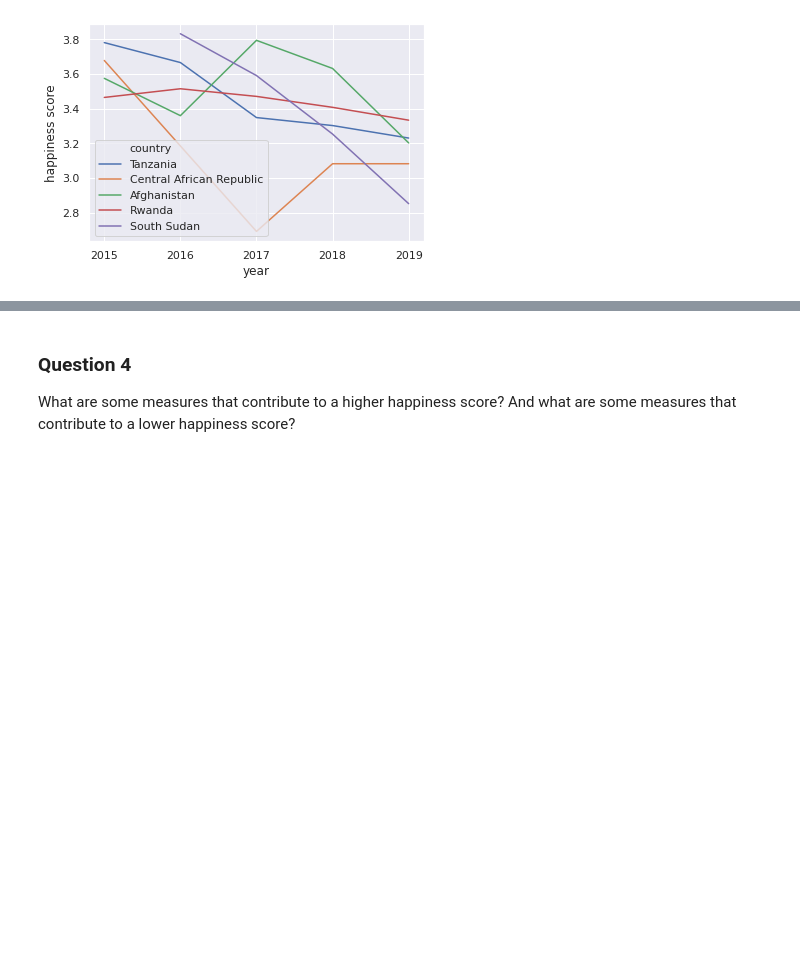
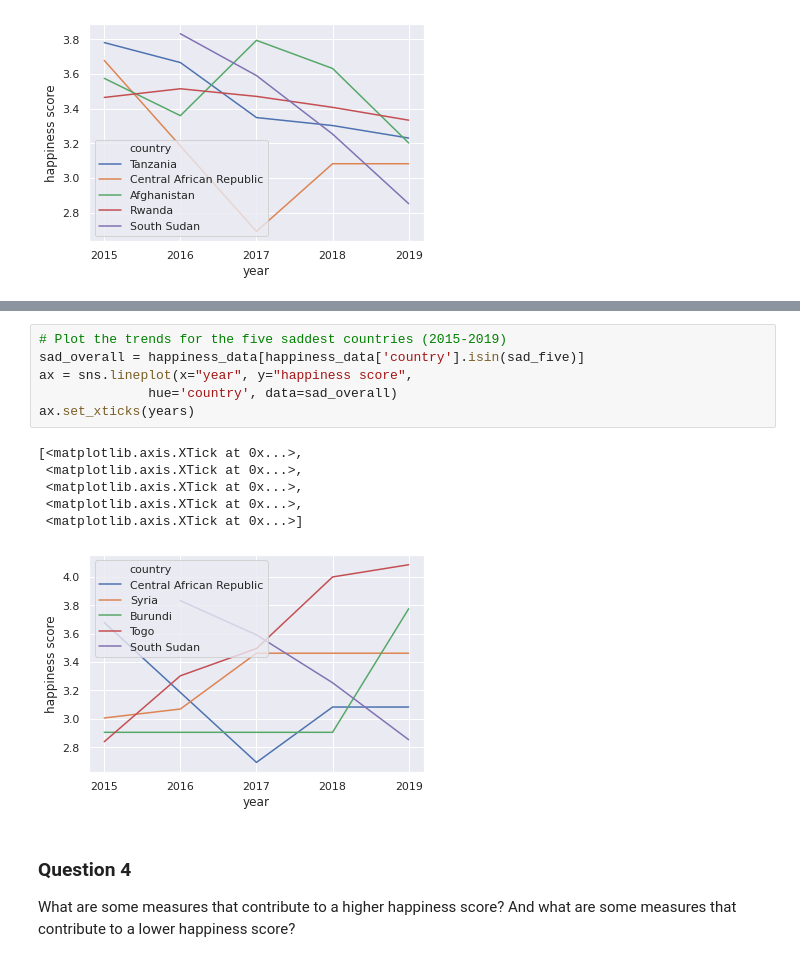
Before and after one commit to Benjaminnnnnn/CSE-163-FINAL-PROJECT, a Jupyter notebook: World_Happiness_Analysis.ipynb, the cells around one changed output, grey strips where cells are left out. Drawn from its saved outputs; the diff is of its cells as text; blank space fills up the shorter version.

```diff
--- a/World_Happiness_Analysis.ipynb
+++ b/World_Happiness_Analysis.ipynb
@@ -383,3 +412,16 @@ ax.set_xticks(years)
+# %%
+# Plot the trends for the five saddest countries (2015-2019)
+sad_overall = happiness_data[happiness_data['country'].isin(sad_five)]
+ax = sns.lineplot(x="year", y="happiness score",
+              hue='country', data=sad_overall)
+ax.set_xticks(years)
+# %% [output]
+[<matplotlib.axis.XTick at 0x...>,
+ <matplotlib.axis.XTick at 0x...>,
+ <matplotlib.axis.XTick at 0x...>,
+ <matplotlib.axis.XTick at 0x...>,
+ <matplotlib.axis.XTick at 0x...>]
+[figure, added]
 # %% [markdown]
 ### Question 4
 
```
Also changed, not shown: parts of 4 cells of this notebook.
